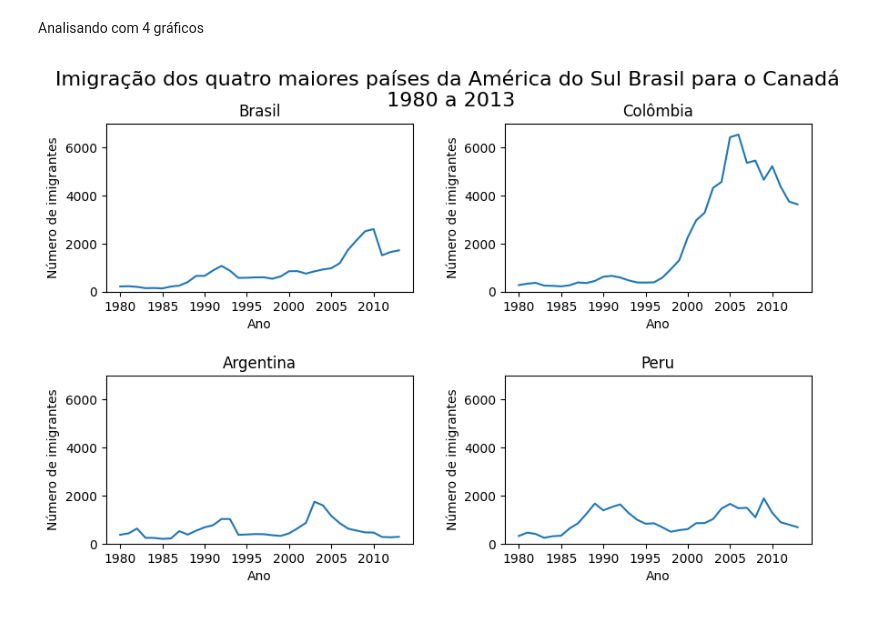
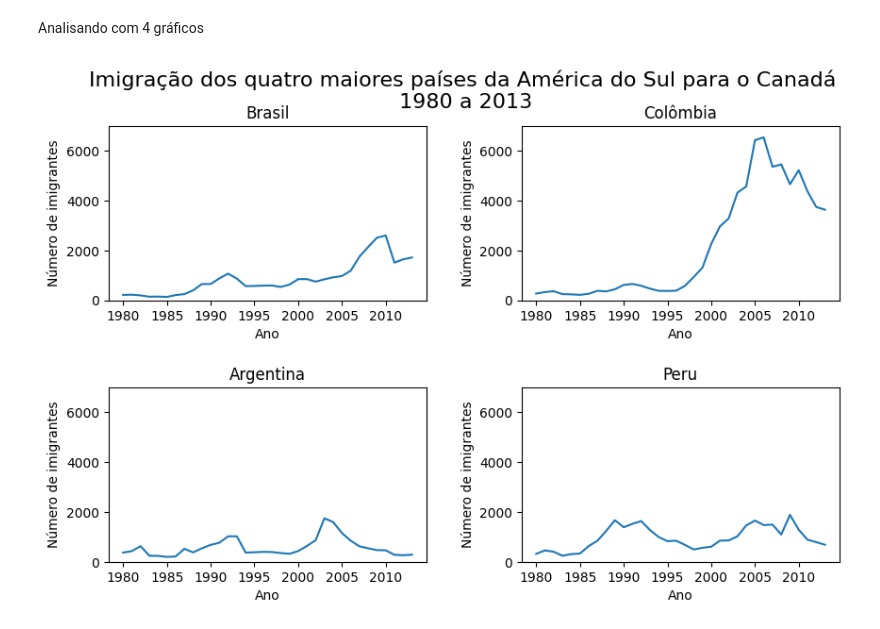
Before and after one commit to hada97/Data_visualization_Imigra-o01, a Jupyter notebook: Data_visualization_Imigração01.ipynb, the cells around one changed output. Saved outputs shown, nothing was run; the diff lists cells and outputs as text; code cells hidden in the pictures.

```diff
--- a/Data_visualization_Imigração01.ipynb
+++ b/Data_visualization_Imigração01.ipynb
@@ -178,36 +178,36 @@ Analisando com 4 gráficos
 fig, axs = plt.subplots(2, 2, figsize=(10, 6))
 fig.subplots_adjust(hspace=0.5, wspace=0.3)
 
-fig.suptitle('Imigração dos quatro maiores países da América do Sul Brasil para o Canadá\n 1980 a 2013', fontsize=16)
+fig.suptitle('Imigração dos quatro maiores países da América do Sul para o Canadá\n 1980 a 2013', fontsize=16)
 
 axs[0,0].plot(df.loc['Brasil', anos])
 axs[0,0].set_title('Brasil')
 
 axs[0,1].plot(df.loc['Colômbia', anos])
 axs[0,1].set_title('Colômbia')
 
 axs[1,0].plot(df.loc['Argentina', anos])
 axs[1,0].set_title('Argentina')
 
 axs[1,1].plot(df.loc['Peru', anos])
 axs[1,1].set_title('Peru')
 
 
 for ax in axs.flat:
     ax.xaxis.set_major_locator(plt.MultipleLocator(5))
 
 
 for ax in axs.flat:
   ax.set_xlabel('Ano')
   ax.set_ylabel('Número de imigrantes')
 
 
 ymin =0
 ymax = 7000
 
 for ax in axs.ravel():
   ax.set_ylim(ymin, ymax)
 
 plt.show()
 # %% [output]
-[figure, old version]
+[figure, new version]
```
